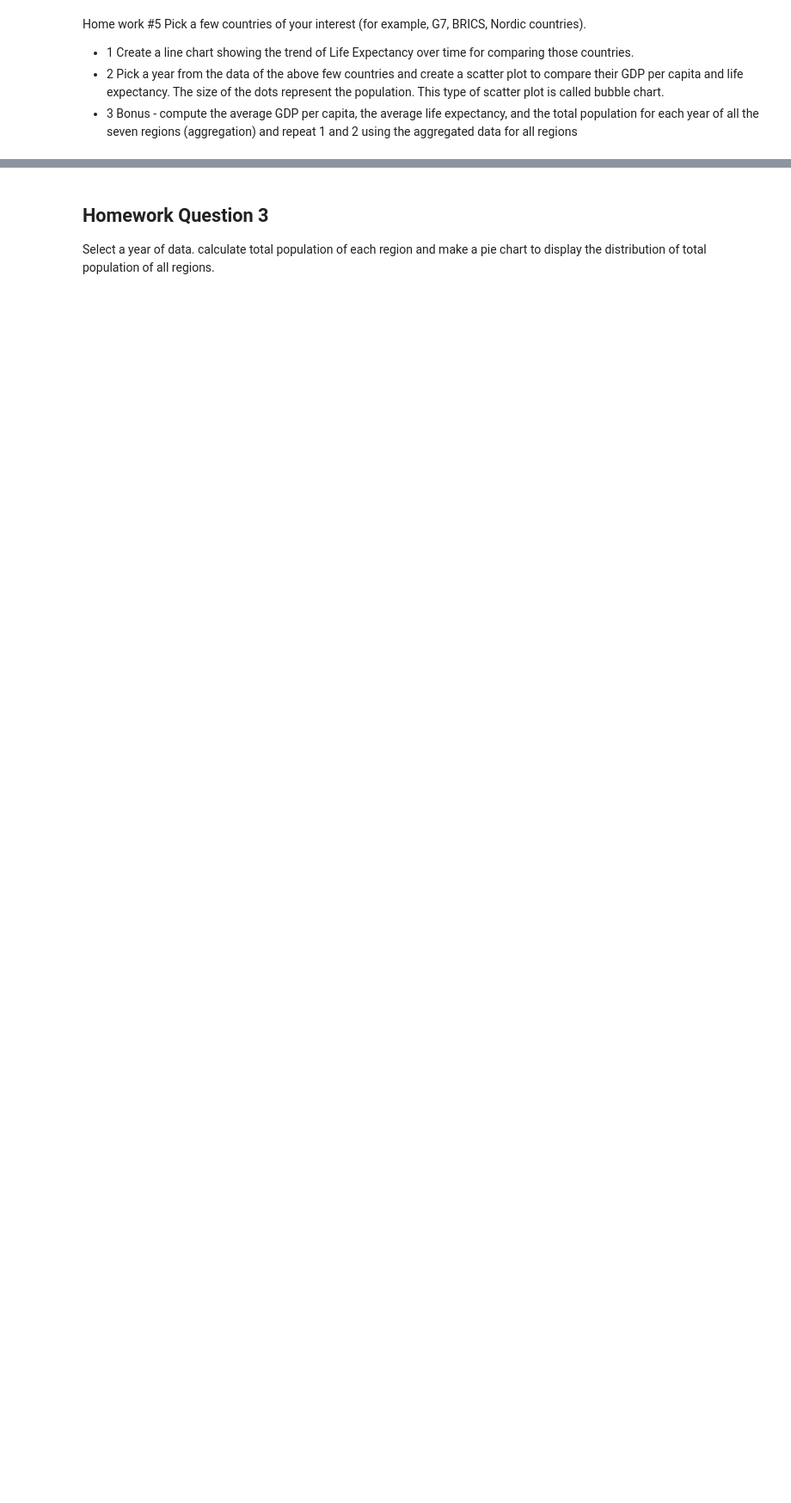
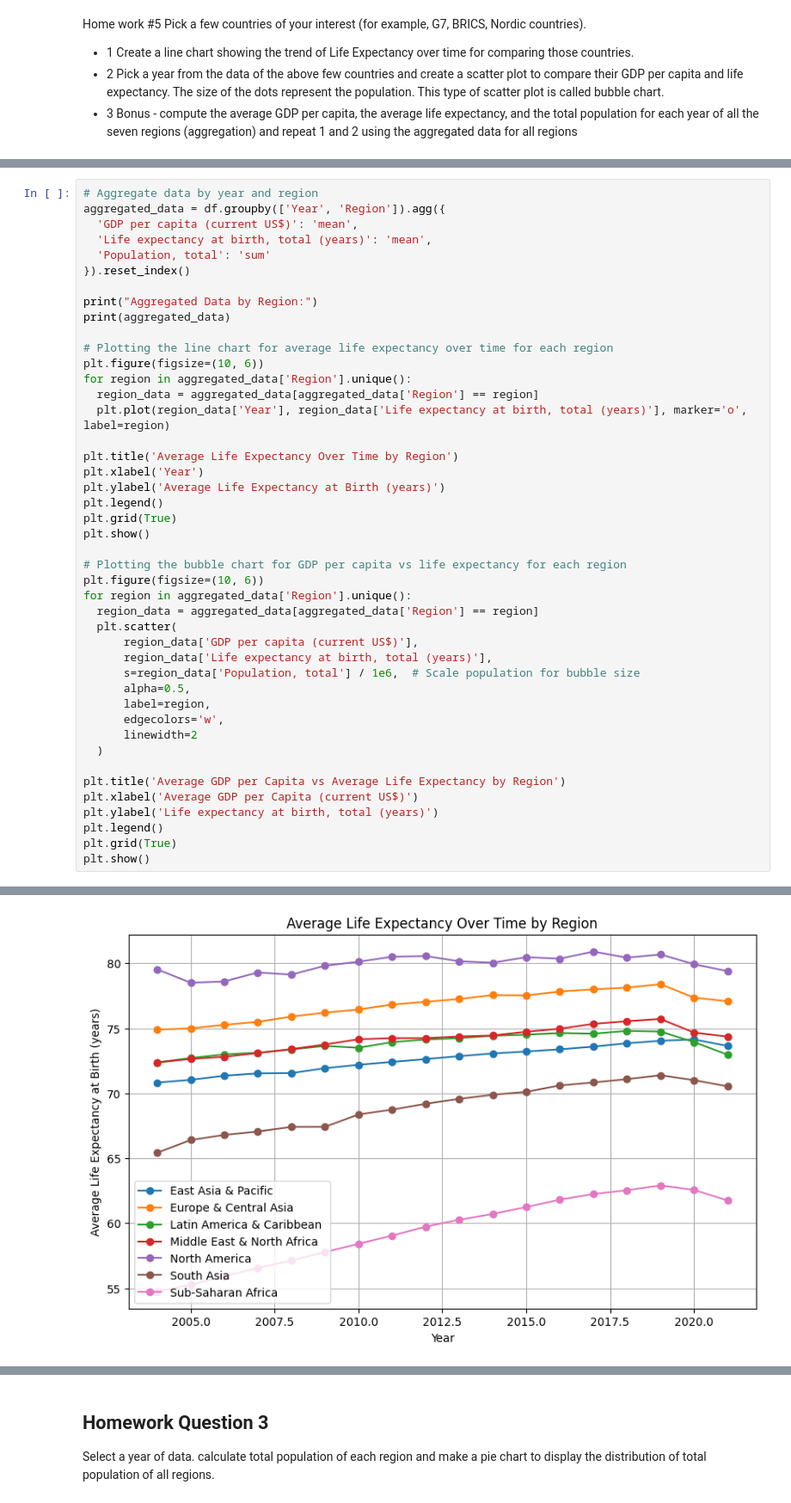
Before and after one commit to mineozcan/UMBC-DATA609-FALL24-WANG, a Jupyter notebook: Assignments/Assignment_5.ipynb, the cells around one changed output, grey strips where cells are left out. Shown at 86% size. Saved outputs shown, nothing was run; the diff lists cells and outputs as text; blank space fills up the shorter version.

```diff
--- a/Assignments/Assignment_5.ipynb
+++ b/Assignments/Assignment_5.ipynb
@@ -272,0 +345,45 @@ Pick a few countries of your interest (for example, G7, BRICS, Nordic countries)
+# %%
+# Aggregate data by year and region
+aggregated_data = df.groupby(['Year', 'Region']).agg({
+  'GDP per capita (current US$)': 'mean',
+  'Life expectancy at birth, total (years)': 'mean',
+  'Population, total': 'sum'
+}).reset_index()
+
+print("Aggregated Data by Region:")
+print(aggregated_data)
+
+# Plotting the line chart for average life expectancy over time for each region
+plt.figure(figsize=(10, 6))
+for region in aggregated_data['Region'].unique():
+  region_data = aggregated_data[aggregated_data['Region'] == region]
+  plt.plot(region_data['Year'], region_data['Life expectancy at birth, total (years)'], marker='o', label=region)
+
+plt.title('Average Life Expectancy Over Time by Region')
+plt.xlabel('Year')
+plt.ylabel('Average Life Expectancy at Birth (years)')
+plt.legend()
+plt.grid(True)
+plt.show()
+
+# Plotting the bubble chart for GDP per capita vs life expectancy for each region
+plt.figure(figsize=(10, 6))
+for region in aggregated_data['Region'].unique():
+  region_data = aggregated_data[aggregated_data['Region'] == region]
+  plt.scatter(
+      region_data['GDP per capita (current US$)'],
+      region_data['Life expectancy at birth, total (years)'],
+      s=region_data['Population, total'] / 1e6,  # Scale population for bubble size
+      alpha=0.5,
+      label=region,
+      edgecolors='w',
+      linewidth=2
+  )
+
+plt.title('Average GDP per Capita vs Average Life Expectancy by Region')
+plt.xlabel('Average GDP per Capita (current US$)')
+plt.ylabel('Life expectancy at birth, total (years)')
+plt.legend()
+plt.grid(True)
+plt.show()
+# %% [output]
@@ -272,0 +407 @@ Pick a few countries of your interest (for example, G7, BRICS, Nordic countries)
+[figure, added]
```
Also changed, not shown: parts of 15 cells of this notebook.
